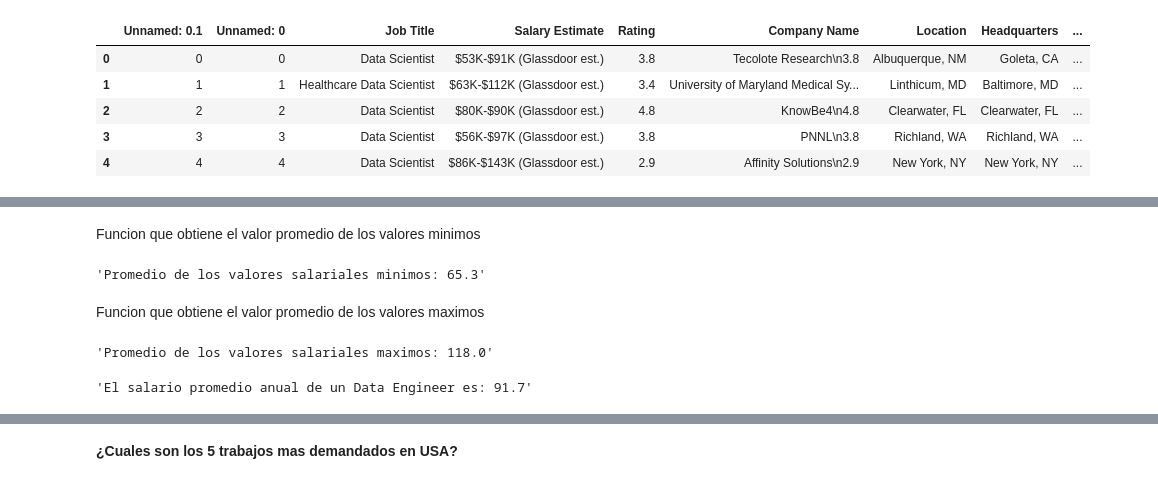
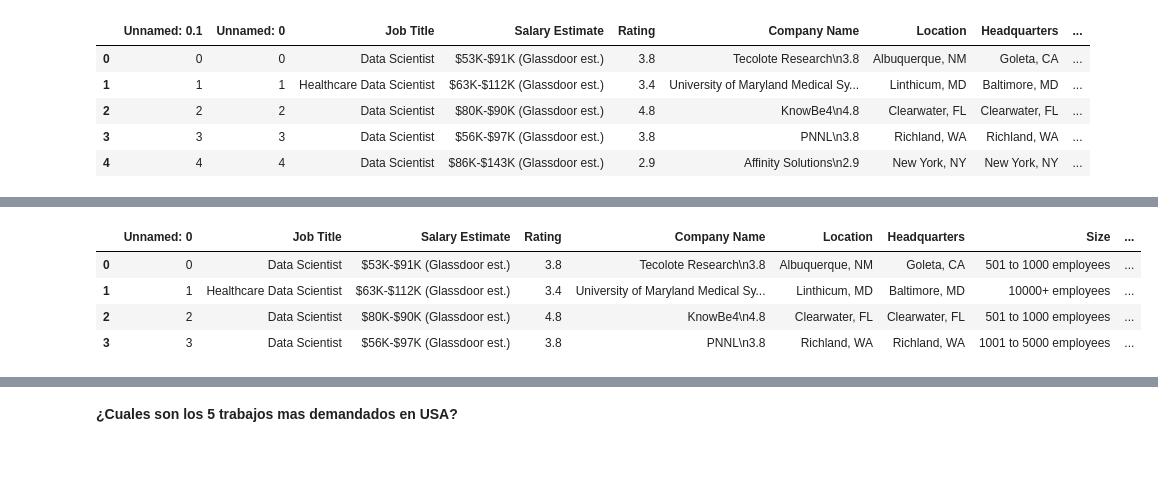
Before and after one commit to mfernandezzz/Pruebas_Tecnicas, a Jupyter notebook: pruebaTecnicaGlassdoorJobs.ipynb, the cells around one changed output, grey strips where cells are left out. Drawn from its saved outputs; the diff is of its cells as text; code cells hidden in the pictures; blank space fills up the shorter version.

```diff
--- a/pruebaTecnicaGlassdoorJobs.ipynb
+++ b/pruebaTecnicaGlassdoorJobs.ipynb
@@ -171,25 +16,9 @@ salaries
-# %% [markdown]
-Funcion que obtiene el valor promedio de los valores minimos
-# %%
-def avg_min(salaries):
-  min_salaries = [s[0] for s in salaries]
-  return (sum(min_salaries) / len(min_salaries))
-
-f'Promedio de los valores salariales minimos: {round(avg_min(salaries), 1)}'
-# %% [output]
-'Promedio de los valores salariales minimos: 65.3'
-# %% [markdown]
-Funcion que obtiene el valor promedio de los valores maximos
-# %%
-def avg_max(salaries):
-  max_salaries = [s[1] for s in salaries]
-  return (sum(max_salaries) / len(max_salaries))
-
-f'Promedio de los valores salariales maximos: {round(avg_max(salaries), 1)}'
-# %% [output]
-'Promedio de los valores salariales maximos: 118.0'
-# %%
-avg_salary = (avg_min(salaries) + avg_max(salaries)) / 2
-f'El salario promedio anual de un Data Engineer es: {round(avg_salary, 1)}'
-# %% [output]
-'El salario promedio anual de un Data Engineer es: 91.7'
+# %%
+df.drop(columns='Unnamed: 0.1', inplace=True)
+df.head(4)
+# %% [output]
+|  | Unnamed: 0 | Job Title | Salary Estimate | Rating | Company Name | Location | Headquarters | Size | ... |
+| 0 | 0 | Data Scientist | $53K-$91K (Glassdoor est.) | 3.8 | Tecolote Research\n3.8 | Albuquerque, NM | Goleta, CA | 501 to 1000 employees | ... |
+| 1 | 1 | Healthcare Data Scientist | $63K-$112K (Glassdoor est.) | 3.4 | University of Maryland Medical Sy... | Linthicum, MD | Baltimore, MD | 10000+ employees | ... |
+| 2 | 2 | Data Scientist | $80K-$90K (Glassdoor est.) | 4.8 | KnowBe4\n4.8 | Clearwater, FL | Clearwater, FL | 501 to 1000 employees | ... |
+| 3 | 3 | Data Scientist | $56K-$97K (Glassdoor est.) | 3.8 | PNNL\n3.8 | Richland, WA | Richland, WA | 1001 to 5000 employees | ... |
```
Also changed, not shown: parts of 78 cells of this notebook.
